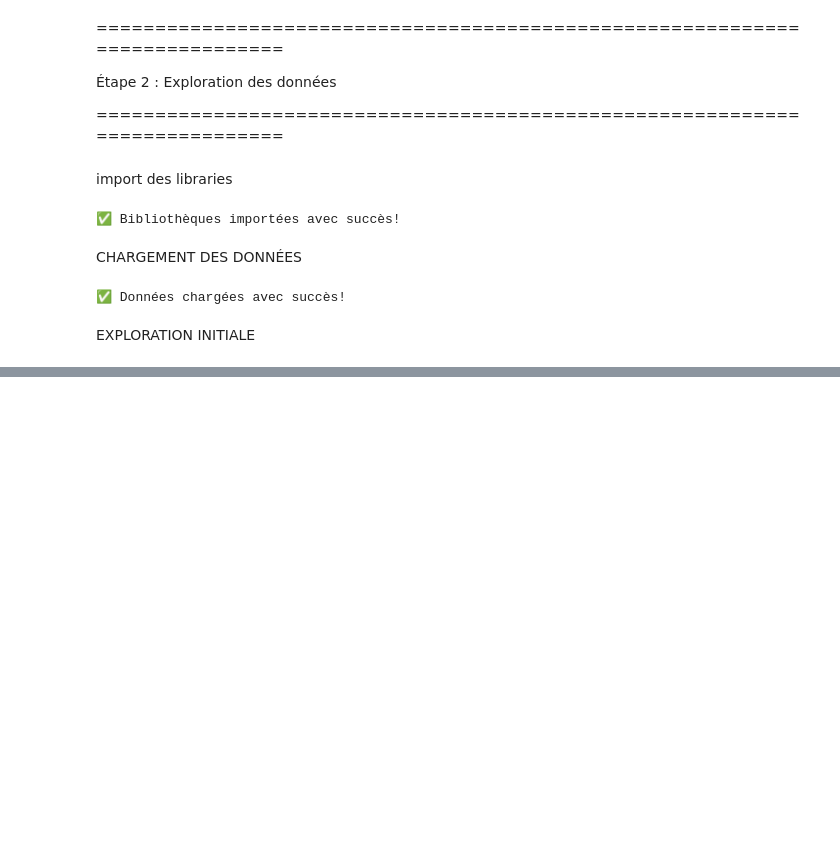
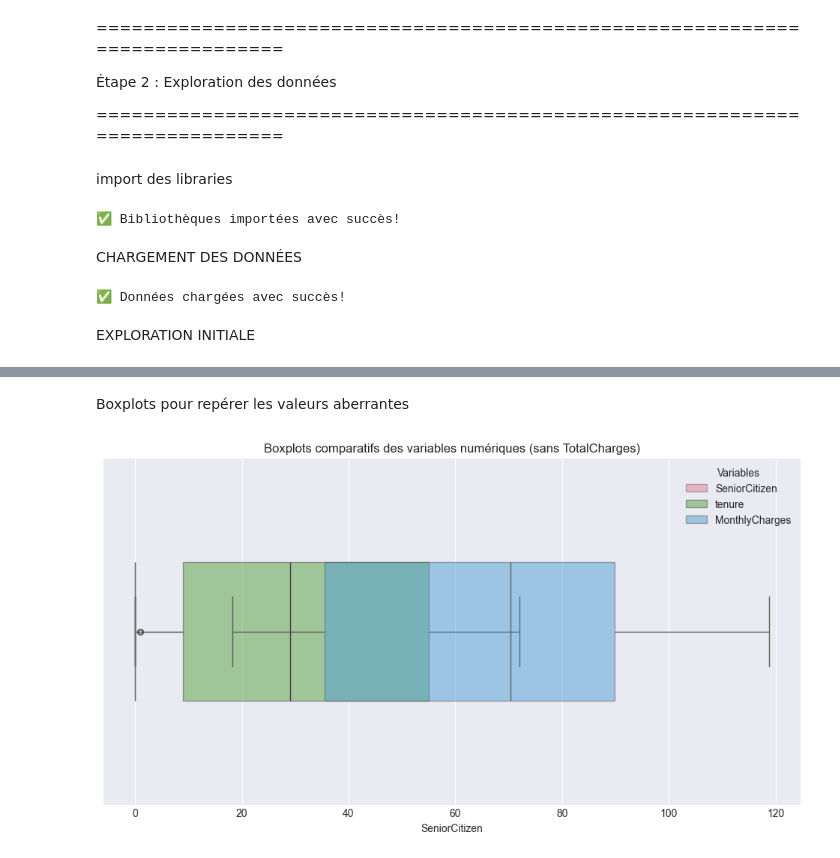
Before and after one commit to BabacarANE/TELECOM_CHURN, a Jupyter notebook: TELCO_CHURN.ipynb, the cells around one changed output, grey strips where cells are left out. Cells and saved outputs as stored; diff of their text form; code cells hidden in the pictures; blank space fills up the shorter version.

```diff
--- a/TELCO_CHURN.ipynb
+++ b/TELCO_CHURN.ipynb
@@ -106,0 +299,19 @@ print(f"   Oui : {churn_counts['Yes']} clients ({churn_percentage['Yes']:.1f}%)"
+# %% [markdown]
+Boxplots pour repérer les valeurs aberrantes
+# %%
+plt.figure(figsize=(12,6))
+
+
+cols_to_plot = [col for col in numerical_cols if col != 'TotalCharges']
+
+
+colors = sns.color_palette("husl", len(cols_to_plot))
+
+for i, col in enumerate(cols_to_plot):
+    sns.boxplot(x=data[col], color=colors[i], width=0.4, fliersize=5, boxprops=dict(alpha=0.5), label=col)
+
+plt.legend(title="Variables")
+plt.title("Boxplots comparatifs des variables numériques (sans TotalCharges)")
+plt.show()
+# %% [output]
+[figure, added]
```
Also changed, not shown: parts of 29 cells of this notebook.
